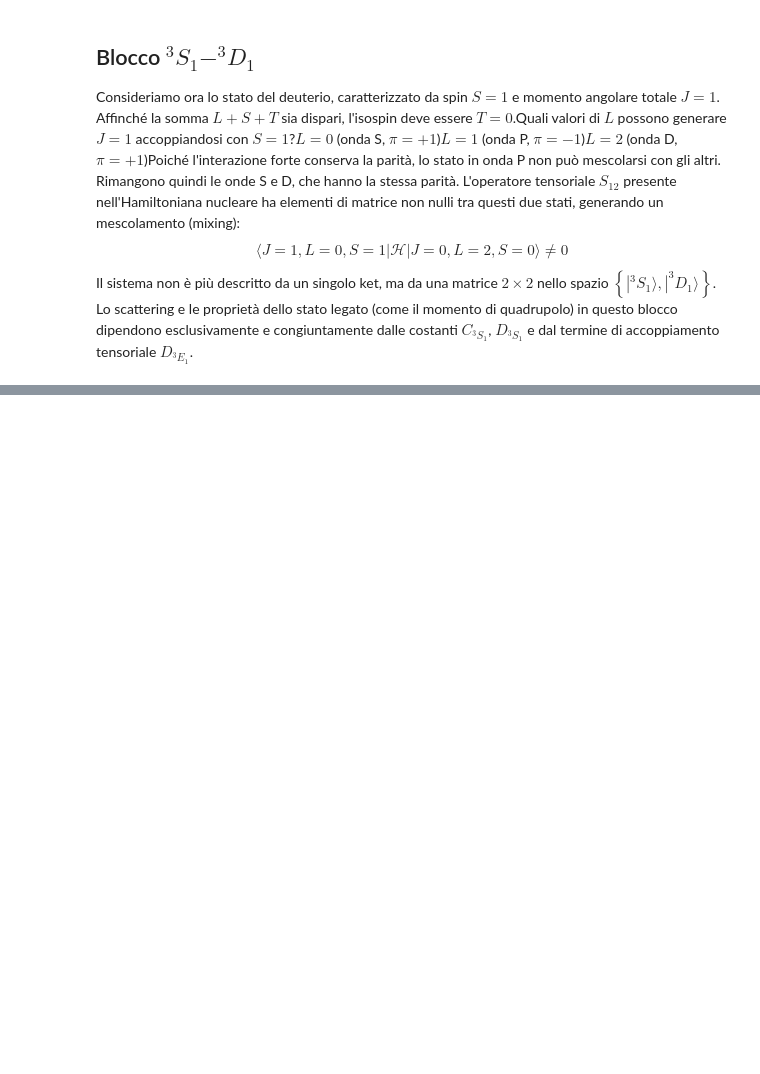
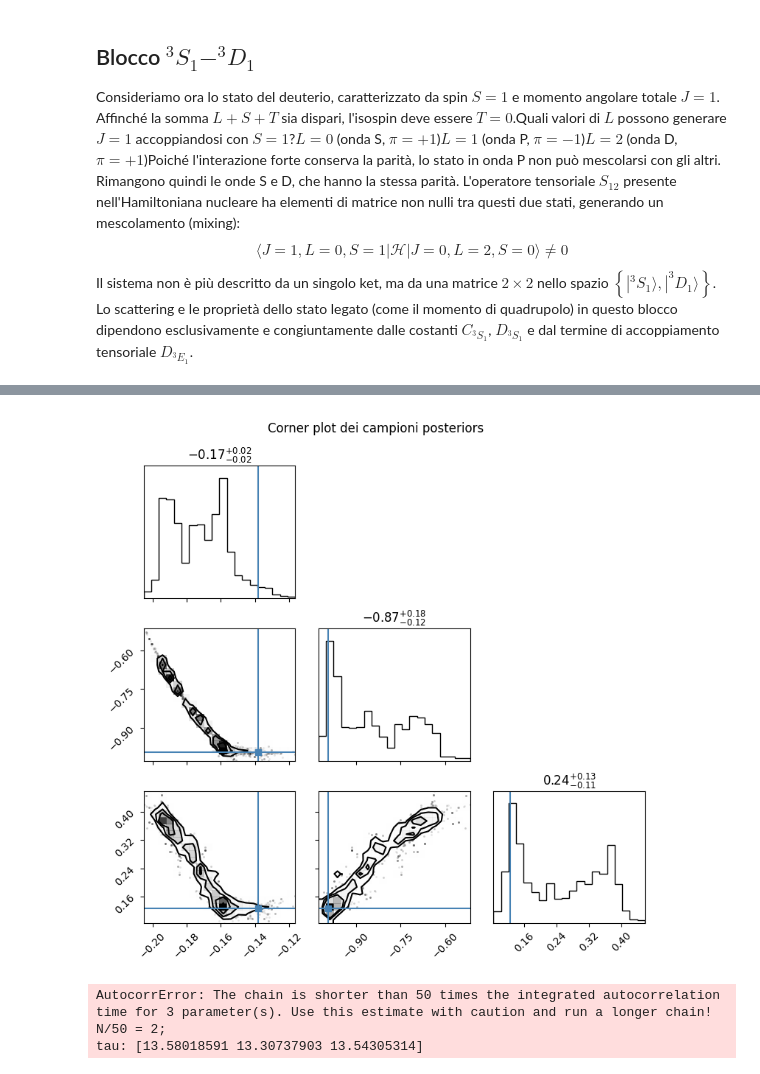
Before and after one commit to Lvetto/lmd_forza_nucleare, a Jupyter notebook: bayes_separato.ipynb, the cells around one changed output, grey strips where cells are left out. Saved outputs shown, nothing was run; the diff lists cells and outputs as text; code cells hidden in the pictures; blank space fills up the shorter version.

```diff
--- a/bayes_separato.ipynb
+++ b/bayes_separato.ipynb
@@ -372,0 +419,9 @@ def ln_posterior_NLO_3S1(parameters, nnstudio, chn_3S1, exp_3S1, err_3S1, exp_3D
+# %%
+flat_chain_2 = sampler.get_chain().reshape(-1, ndim)
+
+corner.corner(flat_chain_2, show_titles=True, truths=[lec_values.nlo_lecs["C_3S1"], lec_values.nlo_lecs["D_3S1"], lec_values.nlo_lecs["D_3S1-3D1"]])
+plt.suptitle("Corner plot dei campioni posteriors")
+plt.tight_layout()
+plt.show()
+# %% [output]
+[figure, added]
@@ -372,0 +432,7 @@ def ln_posterior_NLO_3S1(parameters, nnstudio, chn_3S1, exp_3S1, err_3S1, exp_3D
+# %%
+tau = sampler.get_autocorr_time()
+print(f"Autocorrelation time: {tau}")
+# %% [output]
+AutocorrError: The chain is shorter than 50 times the integrated autocorrelation time for 3 parameter(s). Use this estimate with caution and run a longer chain!
+N/50 = 2;
+tau: [13.58018591 13.30737903 13.54305314]
```
Also changed, not shown: parts of 4 cells of this notebook, 1 other file.
